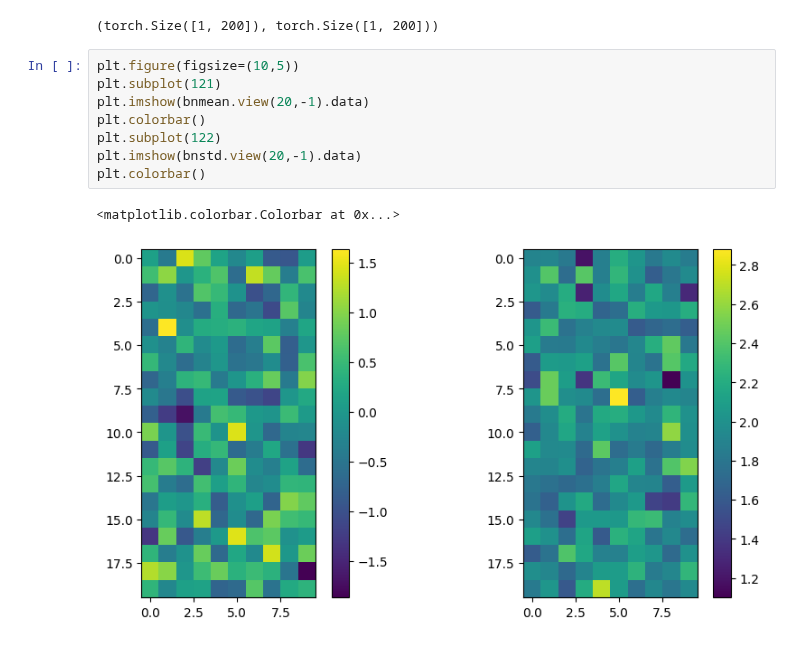
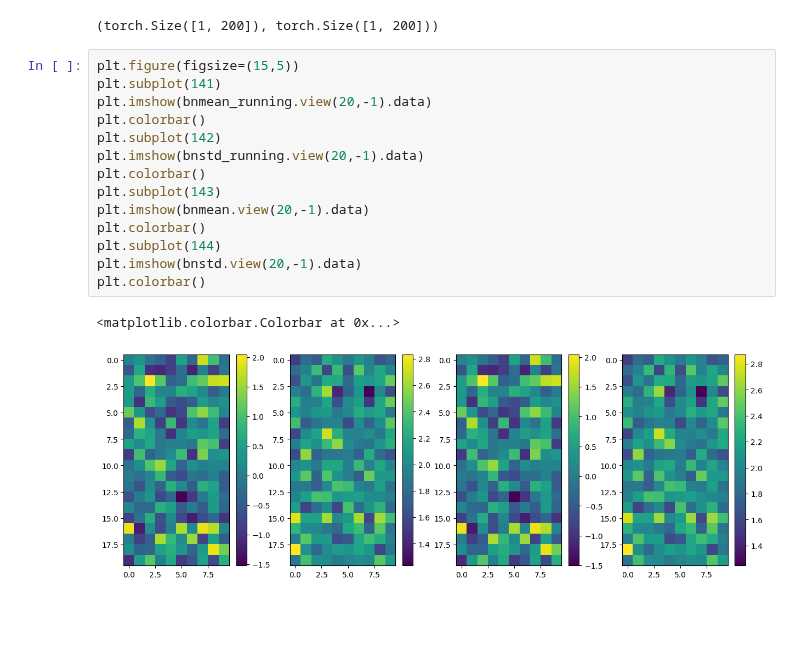
Before and after one commit to steve-z-seattle/neural-language-models, a Jupyter notebook: lm/03b-bn.ipynb, the cells around one changed output. Cells and saved outputs as stored; diff of their text form; blank space fills up the shorter version.

```diff
--- a/lm/03b-bn.ipynb
+++ b/lm/03b-bn.ipynb
@@ -200,17 +218,23 @@ eval_dataset(Xdv, Ydv)
 bnmean.shape, bnstd.shape
 # %% [output]
 (torch.Size([1, 200]), torch.Size([1, 200]))
-# %%
-plt.figure(figsize=(10,5))
-plt.subplot(121)
-plt.imshow(bnmean.view(20,-1).data)
-plt.colorbar()
-plt.subplot(122)
-plt.imshow(bnstd.view(20,-1).data)
-plt.colorbar()
-# %% [output]
-<matplotlib.colorbar.Colorbar at 0x...>
-[figure, removed]
+# %%
+plt.figure(figsize=(15,5))
+plt.subplot(141)
+plt.imshow(bnmean_running.view(20,-1).data)
+plt.colorbar()
+plt.subplot(142)
+plt.imshow(bnstd_running.view(20,-1).data)
+plt.colorbar()
+plt.subplot(143)
+plt.imshow(bnmean.view(20,-1).data)
+plt.colorbar()
+plt.subplot(144)
+plt.imshow(bnstd.view(20,-1).data)
+plt.colorbar()
+# %% [output]
+<matplotlib.colorbar.Colorbar at 0x...>
+[figure, added]
 # %%
 plt.figure(figsize=(10,5))
 plt.subplot(121)
```
Also changed, not shown: parts of 11 cells of this notebook.
